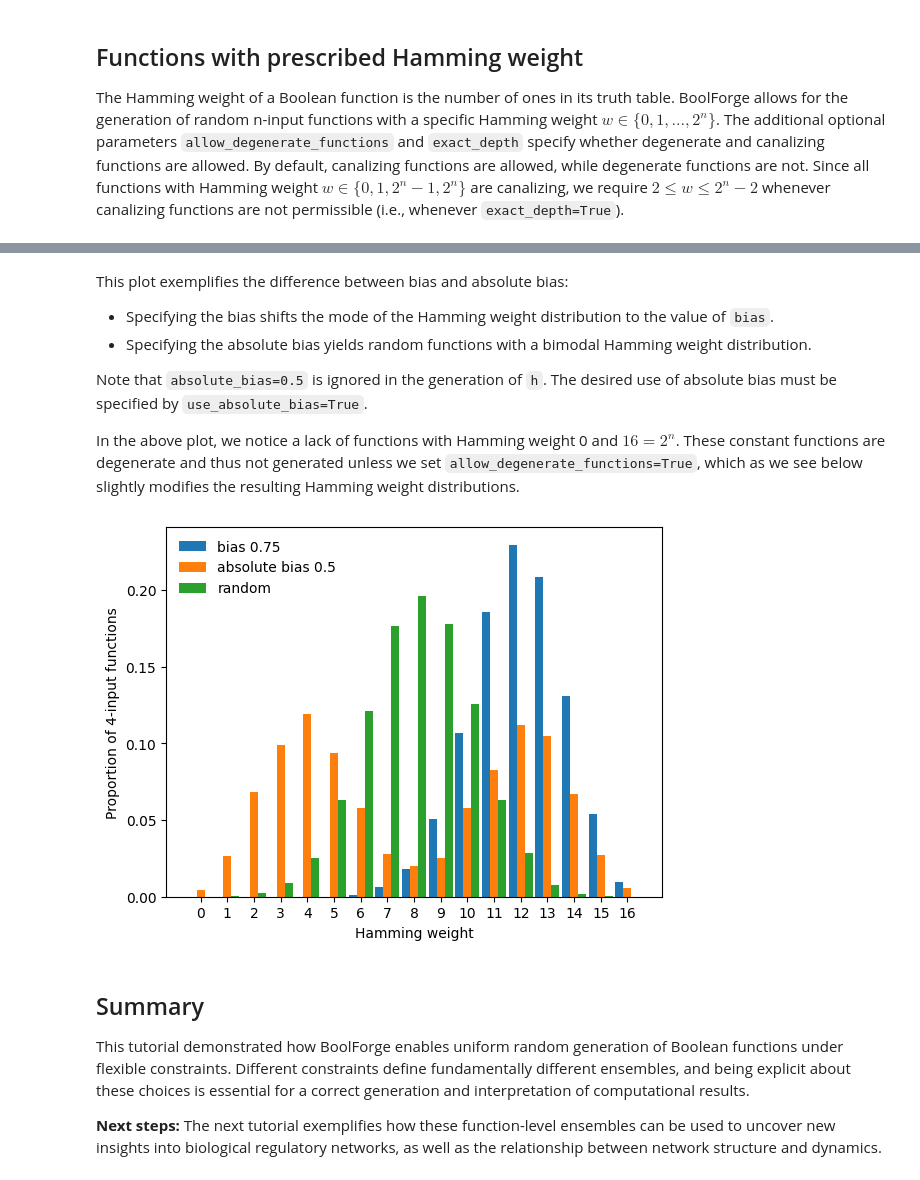
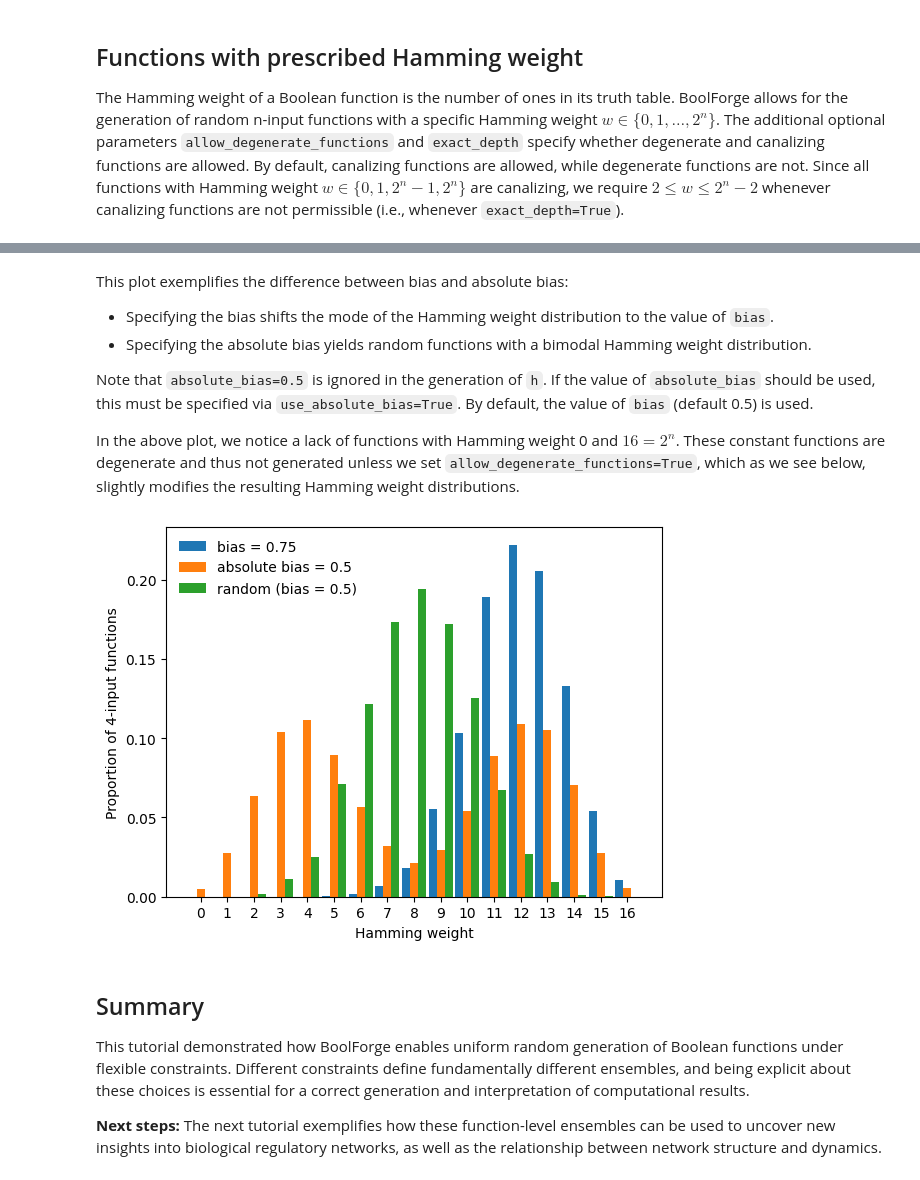
Before and after one commit to ckadelka/BoolForge, a Jupyter notebook: tutorials/tutorial04_random_Boolean_function_generation.ipynb, the cells around one changed output, grey strips where cells are left out. Drawn from its saved outputs; the diff is of its cells as text; code cells hidden in the pictures.

```diff
--- a/tutorials/tutorial04_random_Boolean_function_generation.ipynb
+++ b/tutorials/tutorial04_random_Boolean_function_generation.ipynb
@@ -313,19 +328,19 @@ counts = np.zeros((3, 2**n + 1), dtype=int)
 for _ in range(n_simulations):
     f = boolforge.random_function(n, bias=0.75)
     g = boolforge.random_function(n, absolute_bias=0.5, use_absolute_bias=True)
-    h = boolforge.random_function(n, absolute_bias=0.5)
+    h = boolforge.random_function(n, absolute_bias=0.5) #absolute_bias ignored!
 
     counts[0, f.get_hamming_weight()] += 1
     counts[1, g.get_hamming_weight()] += 1
     counts[2, h.get_hamming_weight()] += 1
 
-labels = ["bias 0.75", "absolute bias 0.5", "random"]
+labels = ["bias = 0.75", "absolute bias = 0.5", "random (bias = 0.5)"]
 x = np.arange(2**n + 1)
 width = 0.3
 
 fig, ax = plt.subplots()
-for i, label in enumerate(labels):
-    ax.bar(x - width + i * width, counts[i] / n_simulations, width=width, label=label)
+for i in range(3):
+    ax.bar(x - width + i * width, counts[i] / n_simulations, width=width, label=labels[i])
 
 ax.legend(frameon=False)
 ax.set_xticks(x)
@@ -341,36 +356,37 @@ This plot exemplifies the difference between bias and absolute bias:
 - Specifying the absolute bias yields random functions with a bimodal Hamming weight distribution.
 
 Note that `absolute_bias=0.5` is ignored in the generation of `h`.
-The desired use of absolute bias must be specified by `use_absolute_bias=True`.
+If the value of `absolute_bias` should be used, this must be specified via `use_absolute_bias=True`.
+By default, the value of `bias` (default 0.5) is used.
 
 In the above plot, we notice a lack of functions with Hamming weight 0 and $16=2^n$.
 These constant functions are degenerate and thus not generated unless we set `allow_degenerate_functions=True`,
-which as we see below slightly modifies the resulting Hamming weight distributions.
+which as we see below, slightly modifies the resulting Hamming weight distributions.
 # %%
 counts[:] = 0
 
 for _ in range(n_simulations):
     f = boolforge.random_function(n, bias=0.75, allow_degenerate_functions=True)
     g = boolforge.random_function(
         n, absolute_bias=0.5, use_absolute_bias=True, allow_degenerate_functions=True
     )
-    h = boolforge.random_function(n, absolute_bias=0.5, allow_degenerate_functions=True)
+    h = boolforge.random_function(n, allow_degenerate_functions=True)
 
     counts[0, f.get_hamming_weight()] += 1
     counts[1, g.get_hamming_weight()] += 1
     counts[2, h.get_hamming_weight()] += 1
 
 fig, ax = plt.subplots()
-for i, label in enumerate(labels):
-    ax.bar(x - width + i * width, counts[i] / n_simulations, width=width, label=label)
+for i in range(3):
+    ax.bar(x - width + i * width, counts[i] / n_simulations, width=width, label=labels[i])
 
 ax.legend(frameon=False)
 ax.set_xticks(x)
 ax.set_xlabel("Hamming weight")
 ax.set_ylabel(f"Proportion of {n}-input functions")
 plt.show()
 # %% [output]
-[figure, old version]
+[figure, new version]
 # %% [markdown]
 ## Summary
 
```
Also changed, not shown: parts of 11 cells of this notebook, 35 other files.
